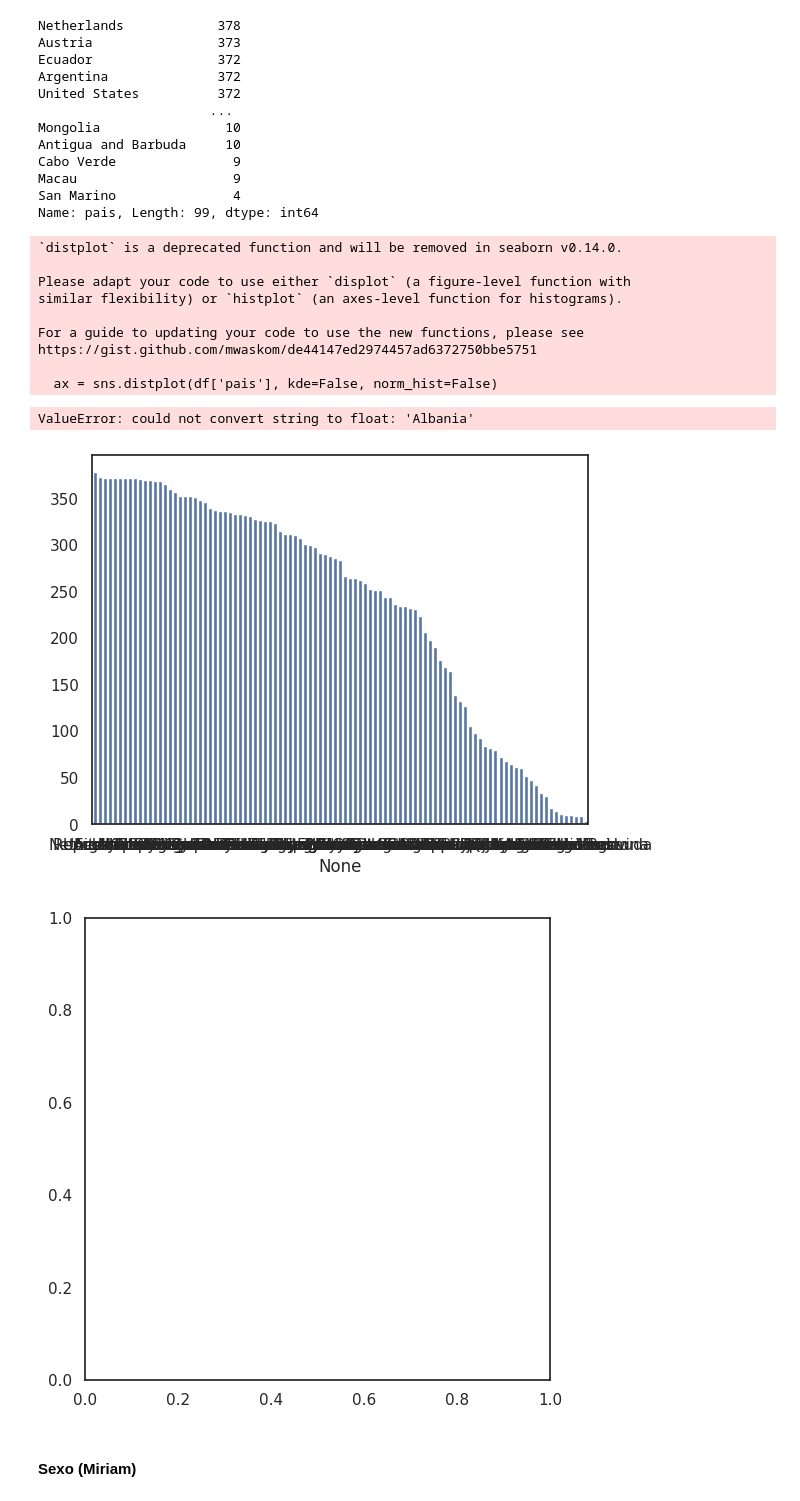
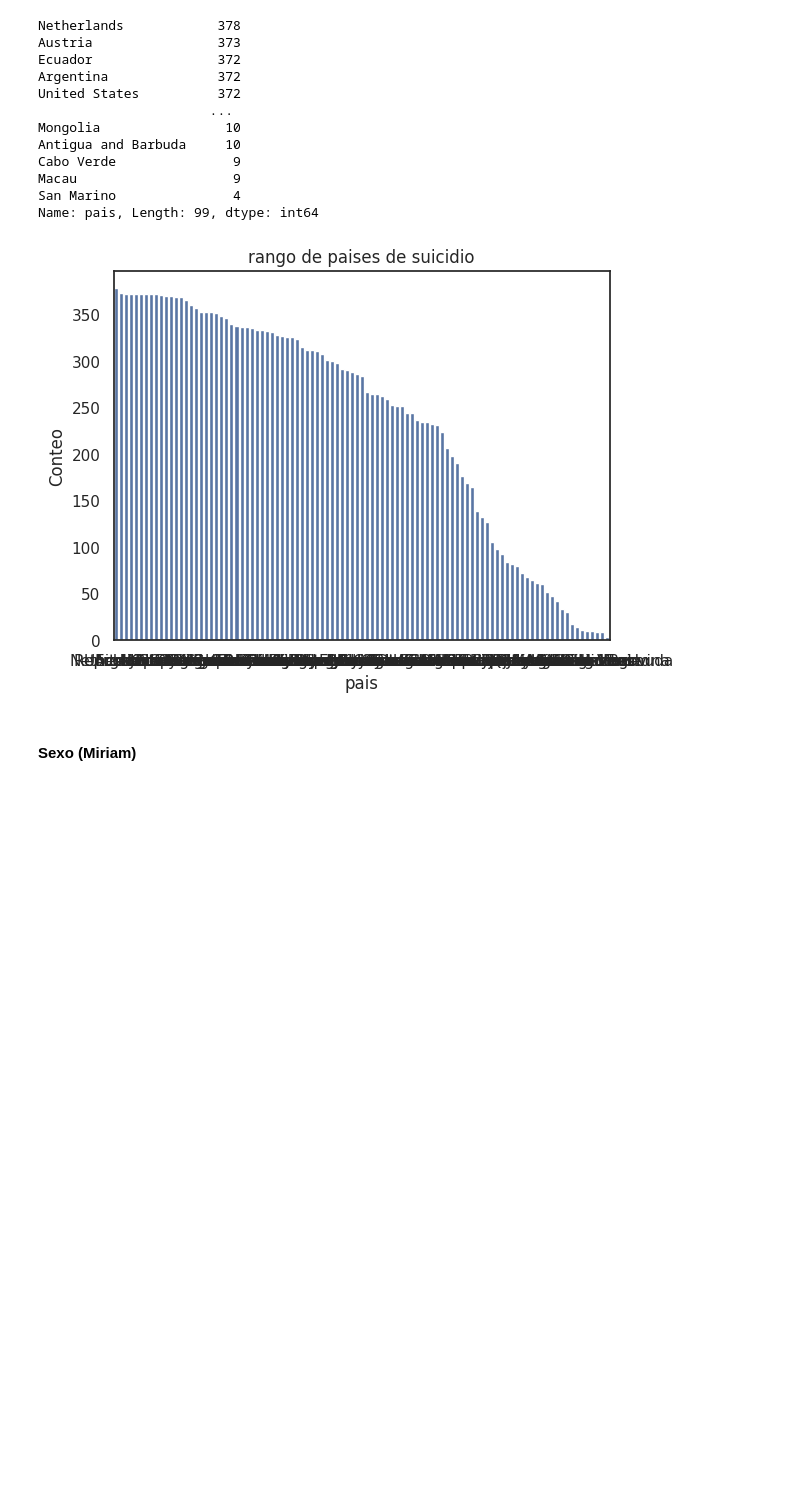
Before and after one commit to Gisellrom/ProyectoBEDU, a Jupyter notebook: Suicidios.ipynb, the cells around one changed output. Drawn from its saved outputs; the diff is of its cells as text; code cells hidden in the pictures; blank space fills up the shorter version.

```diff
--- a/Suicidios.ipynb
+++ b/Suicidios.ipynb
@@ -50,3 +42,7 @@ df = pd.read_csv('/content/drive/MyDrive/Proyecto BEDU/Dataset/master.csv', inde
+# %%
+# Leemos los datos
+url = 'https://raw.githubusercontent.com/Gisellrom/ProyectoBEDU/main/Dataset/suicidiosXXI.csv'
+df = pd.read_csv(url)
 # %% [markdown]
 # Procesamiento de datos
 # %% [markdown]
@@ -485,6 +486,6 @@ print(formatted_interquartile_range)
 # %%
 # Eliminar filas donde 'no_suicidios' es igual a 0
-df = df.loc[df['no_suicidios'] != 0]
+#df = df.loc[df['no_suicidios'] != 0]
 # %% [markdown]
 #### Promedio:
 # %%
@@ -871,24 +867,15 @@ Name: pais, Length: 99, dtype: int64
 # %%
 # Crear un gráfico de barras con Seaborn
 ax = sns.barplot(x=counts.index, y=counts.values)
 
 # Configurar el título y las etiquetas
-fig = plt.figure(figsize= (6,6))
-ax = sns.distplot(df['pais'], kde=False, norm_hist=False)
-ax.set(title='conteo de suicidio por pais', xlabel='edad', ylabel='conteo');
+ax.set_title('rango de paises de suicidio')
+ax.set(xlabel= "pais", ylabel='Conteo')
+
+# Mostrar el gráfico
+plt.show()
 # %% [output]
-`distplot` is a deprecated function and will be removed in seaborn v0.14.0.
-
-Please adapt your code to use either `displot` (a figure-level function with
-similar flexibility) or `histplot` (an axes-level function for histograms).
-
-For a guide to updating your code to use the new functions, please see
-https://gist.github.com/mwaskom/de44147ed2974457ad6372750bbe5751
-
-  ax = sns.distplot(df['pais'], kde=False, norm_hist=False)
-ValueError: could not convert string to float: 'Albania'
-[figure, old version]
+[figure, new version]
-[figure, removed]
 # %% [markdown]
 #### Sexo (Miriam)
 # %%
```
Also changed, not shown: parts of 56 cells of this notebook.
